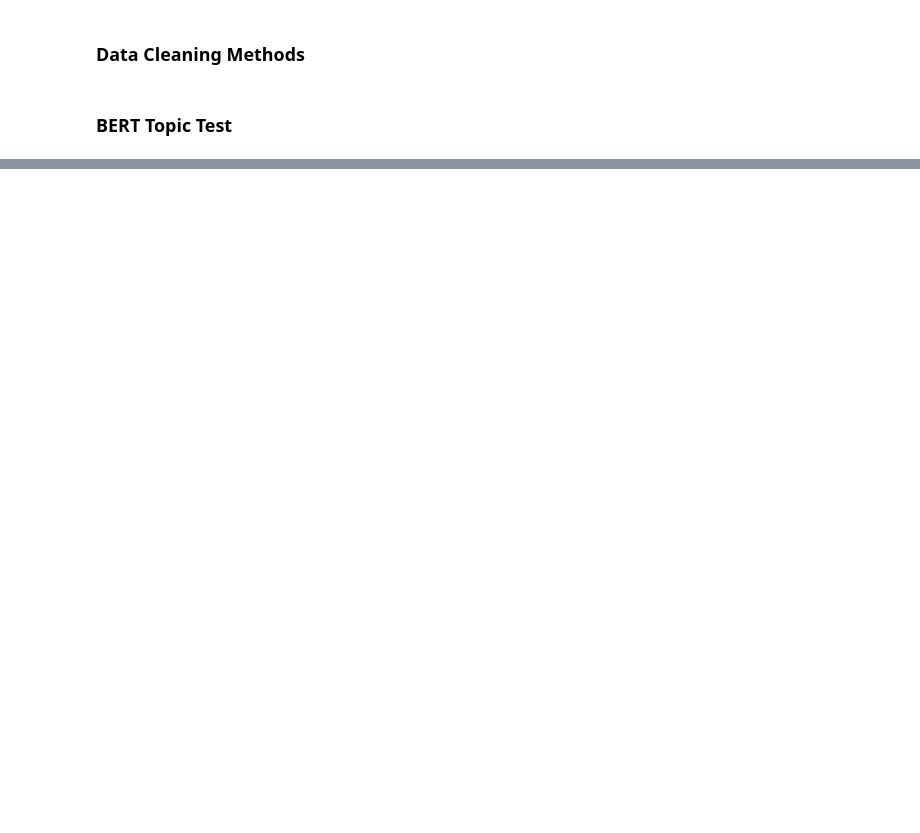
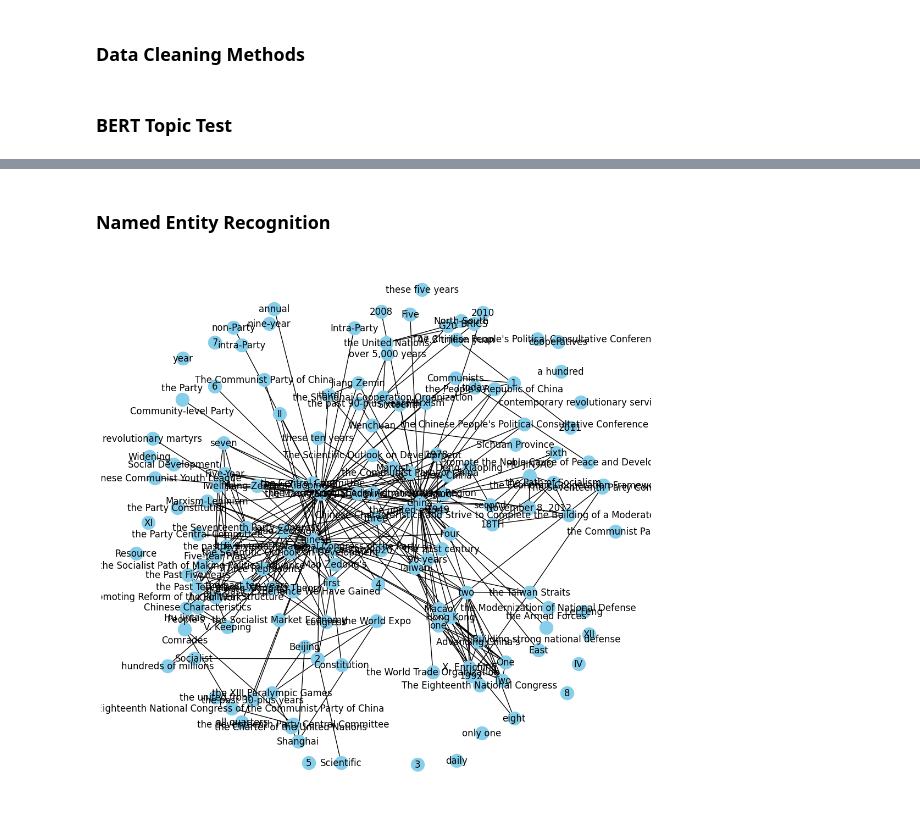
Before and after one commit to vkacker/chin3400_final_project, a Jupyter notebook: data-analysis/experimentation/singular_document_experimentation.ipynb, the cells around one changed output, grey strips where cells are left out. Cells and saved outputs as stored; diff of their text form; code cells hidden in the pictures; blank space fills up the shorter version.

```diff
--- a/data-analysis/experimentation/singular_document_experimentation.ipynb
+++ b/data-analysis/experimentation/singular_document_experimentation.ipynb
@@ -168,0 +164,2 @@ ValueError: Mime type rendering requires nbformat>=4.2.0 but it is not installed
+# %% [markdown]
+### Named Entity Recognition
@@ -168,0 +169,46 @@ ValueError: Mime type rendering requires nbformat>=4.2.0 but it is not installed
+# %%
+nlp = spacy.load("en_core_web_sm")
+# %%
+def get_full_text(file_path):
+    # Load the document
+    doc = docx.Document(file_path)
+
+    # Extract text from each paragraph and concatenate
+    full_text = []
+    for para in doc.paragraphs:
+        full_text.append(para.text)
+
+    # Join all paragraphs text into a single string
+    full_text = '\n'.join(full_text)
+
+    return full_text
+# %%
+document_text = get_full_text(file_path)  # 'document_text' is your full document as a single string
+# %%
+import spacy
+import networkx as nx
+import matplotlib.pyplot as plt
+
+# Process your text
+doc = nlp(document_text)
+
+# Create a graph
+G = nx.Graph()
+
+# Add nodes and edges
+for sent in doc.sents:
+    entities = [ent.text for ent in sent.ents]
+    for entity in entities:
+        G.add_node(entity)
+    for entity1 in entities:
+        for entity2 in entities:
+            if entity1 != entity2:
+                G.add_edge(entity1, entity2)
+
+# Draw the graph
+plt.figure(figsize=(10, 10))
+pos = nx.spring_layout(G, k=0.5)  # k regulates the distance between nodes
+nx.draw(G, with_labels=True, node_color='skyblue', edge_cmap=plt.cm.Blues, pos=pos)
+plt.show()
+# %% [output]
+[figure, added]
```
Also changed, not shown: parts of 12 cells of this notebook, 3 other files.
